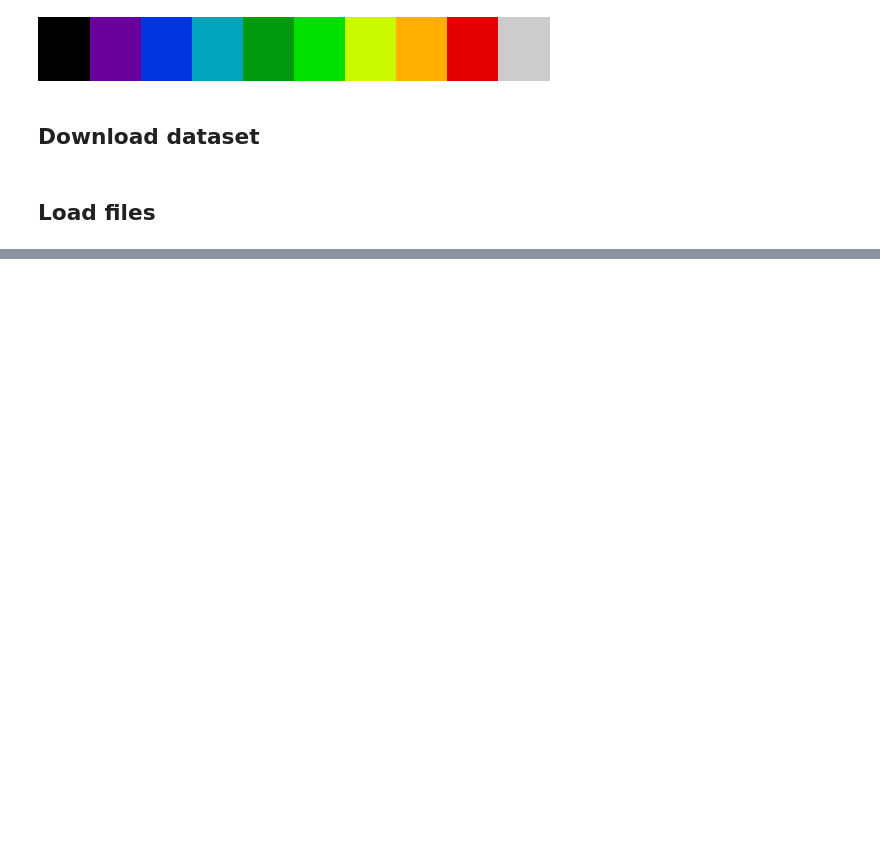
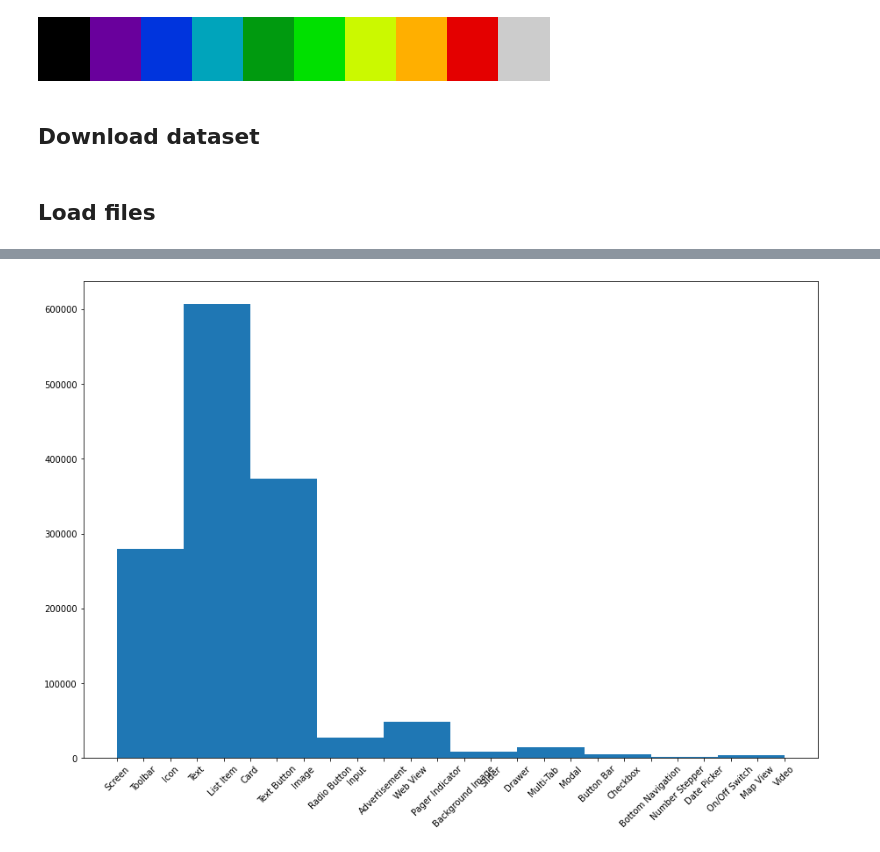
Before and after one commit to SSamDav/Layout-GNN, a Jupyter notebook: notebooks/0_dataset_eda.ipynb, the cells around one changed output, grey strips where cells are left out. Drawn from its saved outputs; the diff is of its cells as text; code cells hidden in the pictures; blank space fills up the shorter version.

```diff
--- a/notebooks/0_dataset_eda.ipynb
+++ b/notebooks/0_dataset_eda.ipynb
@@ -162,0 +59,20 @@ rico_dataset[0].meta
+# %%
+rico_only_data = RICOSemanticAnnotationsDataset(
+    root_dir=DATA_PATH,
+    transform=transforms.Compose([
+        process_data,
+        add_networkx,
+    ])
+)
+# %%
+rico_dataset_dataloader = DataLoader(rico_only_data, num_workers=8, collate_fn=default_data_collate)
+# %%
+node_labels = []
+for datapoints in tqdm(rico_dataset_dataloader):
+    node_labels += [node['label']  for datapoint in datapoints for _, node in datapoint['graph'].nodes(data=True)]
+# %%
+fig = plt.figure(figsize=(15, 10))
+_ = plt.hist(node_labels)
+_ = plt.xticks(rotation=45)
+# %% [output]
+[figure, added]
```
Also changed, not shown: parts of 17 cells of this notebook, 3 other files.
